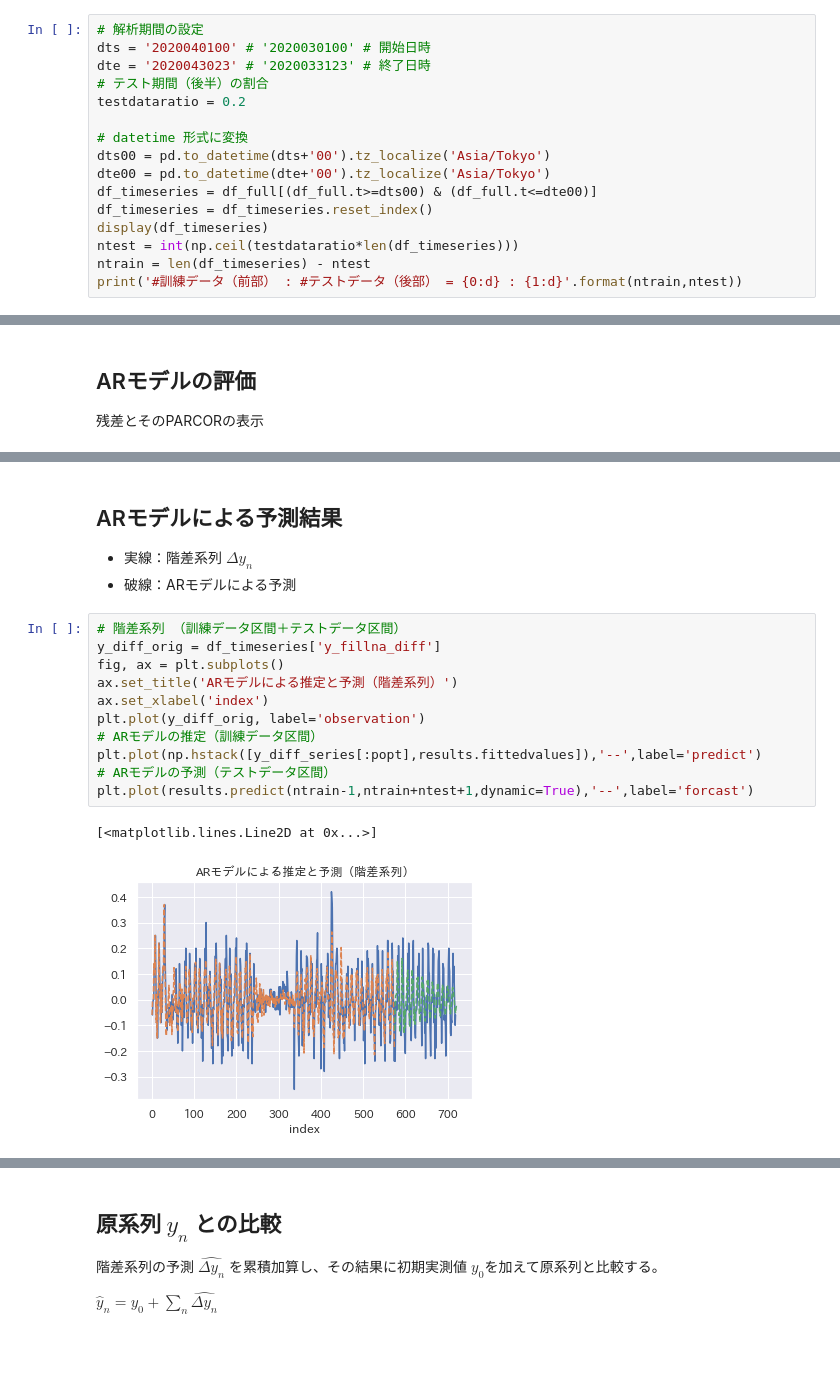
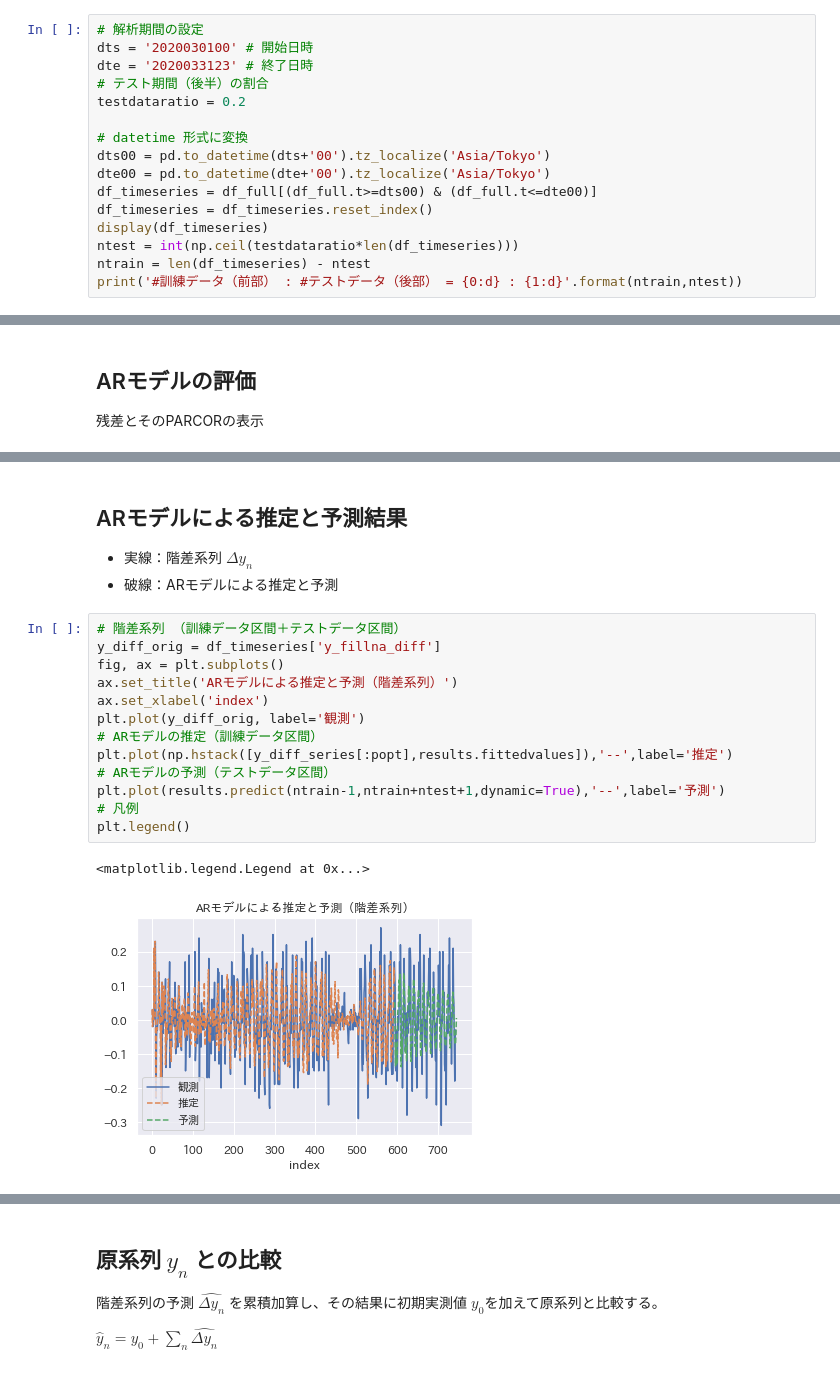
Before and after one commit to msiplab/EicEngLabIV, a Jupyter notebook: example02_04.ipynb, the cells around one changed output, grey strips where cells are left out. Cells and saved outputs as stored; diff of their text form.

```diff
--- a/example02_04.ipynb
+++ b/example02_04.ipynb
@@ -90,7 +90,7 @@ pandas ライブラリの DataFrame オブジェクトに変換
 # %%
 # 解析期間の設定
-dts = '2020040100' # '2020030100' # 開始日時
-dte = '2020043023' # '2020033123' # 終了日時
+dts = '2020030100' # 開始日時
+dte = '2020033123' # 終了日時
 # テスト期間（後半）の割合
 testdataratio = 0.2
 
@@ -366,19 +370,21 @@ Text(0.5, 0, 'lag')
 # %% [markdown]
-## ARモデルによる予測結果
+## ARモデルによる推定と予測結果
 
 - 実線：階差系列 $\Delta y_n$
-- 破線：ARモデルによる予測
+- 破線：ARモデルによる推定と予測
 # %%
 # 階差系列 （訓練データ区間＋テストデータ区間）
 y_diff_orig = df_timeseries['y_fillna_diff']
 fig, ax = plt.subplots()
 ax.set_title('ARモデルによる推定と予測（階差系列）')
 ax.set_xlabel('index')
-plt.plot(y_diff_orig, label='observation')
+plt.plot(y_diff_orig, label='観測')
 # ARモデルの推定（訓練データ区間）
-plt.plot(np.hstack([y_diff_series[:popt],results.fittedvalues]),'--',label='predict')
+plt.plot(np.hstack([y_diff_series[:popt],results.fittedvalues]),'--',label='推定')
 # ARモデルの予測（テストデータ区間）
-plt.plot(results.predict(ntrain-1,ntrain+ntest+1,dynamic=True),'--',label='forcast')
+plt.plot(results.predict(ntrain-1,ntrain+ntest+1,dynamic=True),'--',label='予測')
+# 凡例
+plt.legend()
 # %% [output]
-[<matplotlib.lines.Line2D at 0x...>]
+<matplotlib.legend.Legend at 0x...>
-[figure, old version]
+[figure, new version]
```
Also changed, not shown: parts of 33 cells of this notebook.
